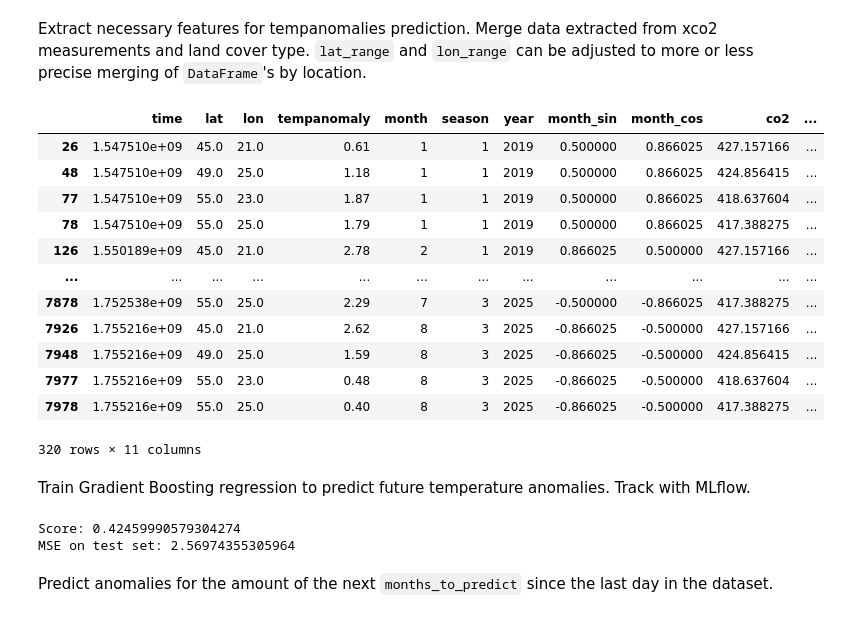
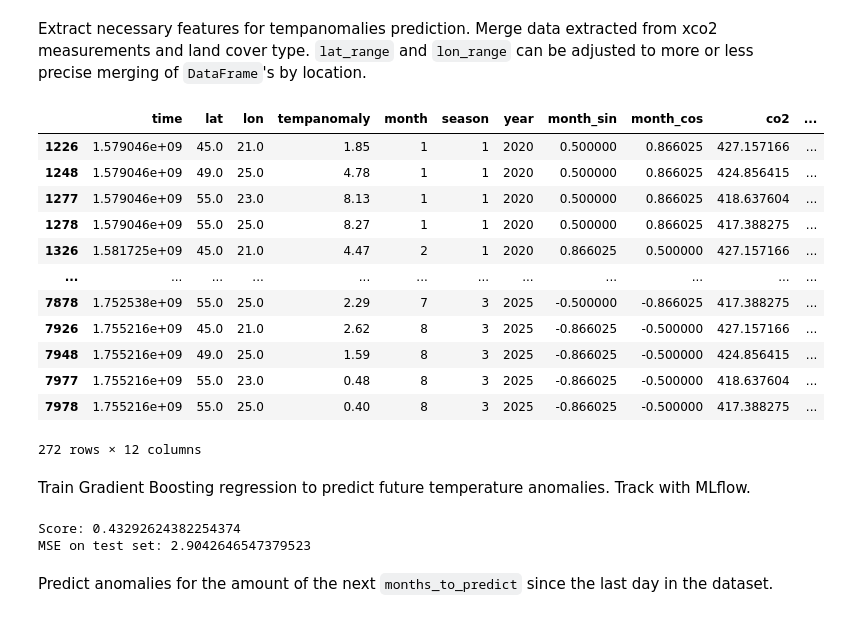
Before and after one commit to ana-sher/climate_analysis, a Jupyter notebook: notebooks/ml_data_analysis.ipynb, the cells around one changed output. Cells and saved outputs as stored; diff of their text form; code cells hidden in the pictures.

```diff
--- a/notebooks/ml_data_analysis.ipynb
+++ b/notebooks/ml_data_analysis.ipynb
@@ -55,45 +53,50 @@ co2_rows_candidates: list[DataFrame] = [
     .sort_values("delta", ascending=True)
     for _, row in t_df.iterrows()
 ]
 
 # TODO: vectorizing or pandas sql to improve performance
 t_df["co2"] = [
     (row.iloc[0]["xco2"] if row.size > 0 else None)
     for _, row in enumerate(co2_rows_candidates)
 ]
 t_df.dropna(inplace=True)
 
 land_types_rows_candidates: list[DataFrame] = [
     land_cover_df[
         ((land_cover_df["lat"] + lat_range) >= row["lat"])
         & ((land_cover_df["lat"] - lat_range) <= row["lat"])
         & ((land_cover_df["lon"] + lon_range) >= row["lon"])
         & ((land_cover_df["lon"] - lon_range) <= row["lon"])
+        & (((land_cover_df["time"] + 1) == row["year"]) | ((land_cover_df["time"]) == row["year"]))
     ]
     .assign(delta=co2_df["lat"] - row["lat"] + co2_df["lon"] - row["lon"])
     .sort_values("delta", ascending=True)
     for _, row in t_df.iterrows()
 ]
 t_df["land_cover_type"] = [
     row.iloc[0]["land_cover_type"] if row.size > 0 else None
     for row in land_types_rows_candidates
 ]
+t_df["land_cover_type_year"] = [
+    row.iloc[0]["time"] if row.size > 0 else None
+    for row in land_types_rows_candidates
+]
 t_df.dropna(inplace=True)
 t_df
 # %% [output]
 |  | time | lat | lon | tempanomaly | month | season | year | month_sin | month_cos | co2 | ... |
-| 26 | 1.547510e+09 | 45.0 | 21.0 | 0.61 | 1 | 1 | 2019 | 0.500000 | 0.866025 | 427.157166 | ... |
-| 48 | 1.547510e+09 | 49.0 | 25.0 | 1.18 | 1 | 1 | 2019 | 0.500000 | 0.866025 | 424.856415 | ... |
-| 77 | 1.547510e+09 | 55.0 | 23.0 | 1.87 | 1 | 1 | 2019 | 0.500000 | 0.866025 | 418.637604 | ... |
-| 78 | 1.547510e+09 | 55.0 | 25.0 | 1.79 | 1 | 1 | 2019 | 0.500000 | 0.866025 | 417.388275 | ... |
-| 126 | 1.550189e+09 | 45.0 | 21.0 | 2.78 | 2 | 1 | 2019 | 0.866025 | 0.500000 | 427.157166 | ... |
+| 1226 | 1.579046e+09 | 45.0 | 21.0 | 1.85 | 1 | 1 | 2020 | 0.500000 | 0.866025 | 427.157166 | ... |
+| 1248 | 1.579046e+09 | 49.0 | 25.0 | 4.78 | 1 | 1 | 2020 | 0.500000 | 0.866025 | 424.856415 | ... |
+| 1277 | 1.579046e+09 | 55.0 | 23.0 | 8.13 | 1 | 1 | 2020 | 0.500000 | 0.866025 | 418.637604 | ... |
+| 1278 | 1.579046e+09 | 55.0 | 25.0 | 8.27 | 1 | 1 | 2020 | 0.500000 | 0.866025 | 417.388275 | ... |
+| 1326 | 1.581725e+09 | 45.0 | 21.0 | 4.47 | 2 | 1 | 2020 | 0.866025 | 0.500000 | 427.157166 | ... |
 | ... | ... | ... | ... | ... | ... | ... | ... | ... | ... | ... | ... |
 | 7878 | 1.752538e+09 | 55.0 | 25.0 | 2.29 | 7 | 3 | 2025 | -0.500000 | -0.866025 | 417.388275 | ... |
 | 7926 | 1.755216e+09 | 45.0 | 21.0 | 2.62 | 8 | 3 | 2025 | -0.866025 | -0.500000 | 427.157166 | ... |
 | 7948 | 1.755216e+09 | 49.0 | 25.0 | 1.59 | 8 | 3 | 2025 | -0.866025 | -0.500000 | 424.856415 | ... |
 | 7977 | 1.755216e+09 | 55.0 | 23.0 | 0.48 | 8 | 3 | 2025 | -0.866025 | -0.500000 | 418.637604 | ... |
 | 7978 | 1.755216e+09 | 55.0 | 25.0 | 0.40 | 8 | 3 | 2025 | -0.866025 | -0.500000 | 417.388275 | ... |
-320 rows × 11 columns
+272 rows × 12 columns
 # %% [markdown]
 Train Gradient Boosting regression to predict future temperature anomalies. Track with MLflow.
 # %%
@@ -107,7 +110,7 @@ from sklearn.model_selection import train_test_split
 mlflow.set_experiment("Tempanomaly Prediction")
 
 with mlflow.start_run():
-    X = np.array(t_df[["lat", "lon", "month_sin", "month_cos", "year", "co2", "land_cover_type"]])
+    X = np.array(t_df[["lat", "lon", "month_sin", "month_cos", "year", "co2", "land_cover_type", "land_cover_type_year"]])
     y = np.array(t_df["tempanomaly"])
     mls.autolog()
 
@@ -138,8 +141,8 @@ with mlflow.start_run():
 
     mls.log_model(sk_model=reg, name="gradient_boosting_model", input_example = X_train[:5])
 # %% [output]
-Score: 0.42459990579304274
-MSE on test set: 2.56974355305964
+Score: 0.43292624382254374
+MSE on test set: 2.9042646547379523
 # %% [markdown]
 Predict anomalies for the amount of the next `months_to_predict` since the last day in the dataset.
 # %%
```
Also changed, not shown: parts of 6 cells of this notebook.
